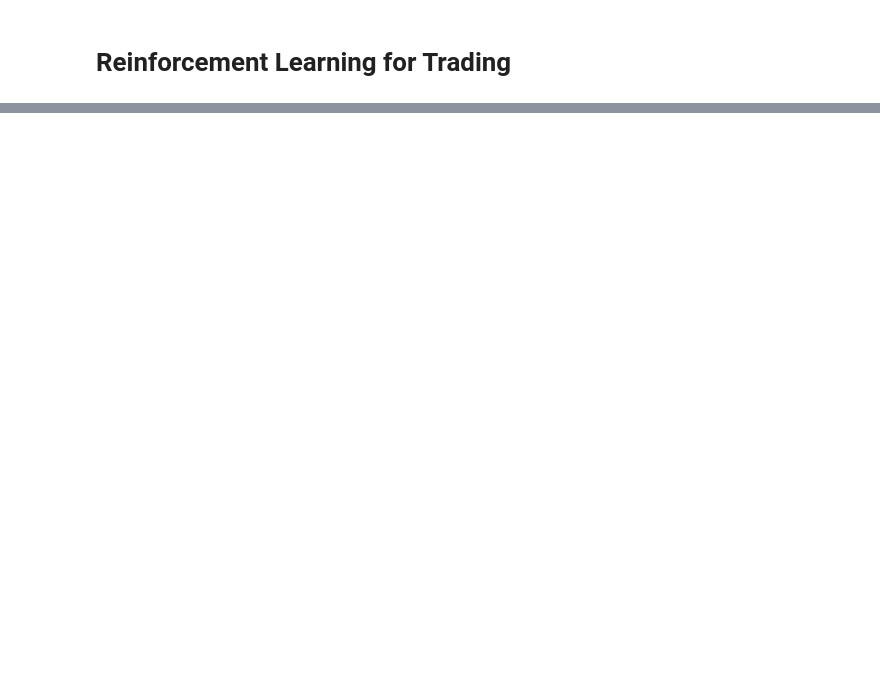
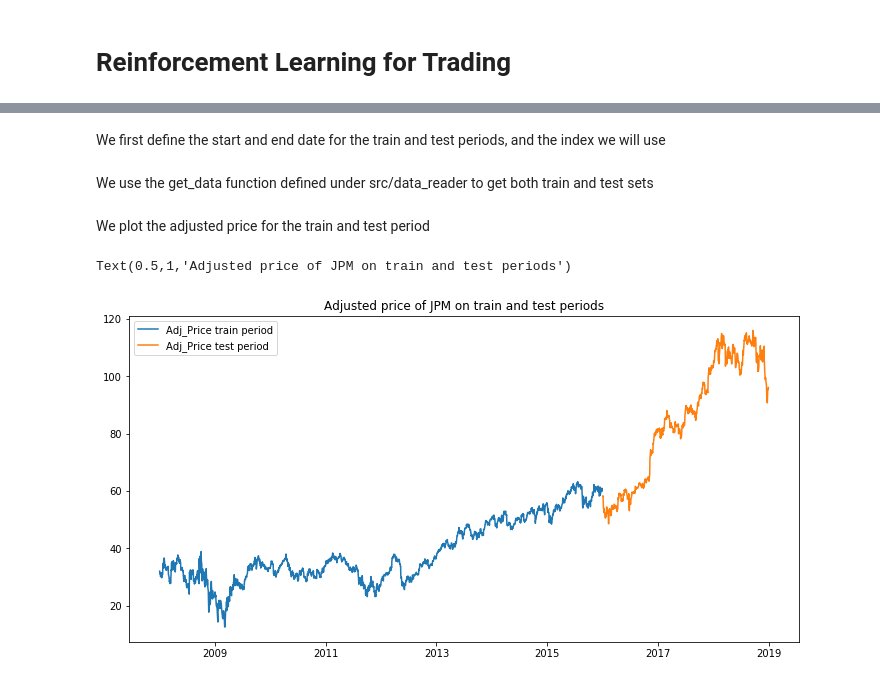
Before and after one commit to wassim9429/trading_strategy, a Jupyter notebook: trading_strategy.ipynb, the cells around one changed output, grey strips where cells are left out. Saved outputs shown, nothing was run; the diff lists cells and outputs as text; code cells hidden in the pictures; blank space fills up the shorter version.

```diff
--- a/trading_strategy.ipynb
+++ b/trading_strategy.ipynb
@@ -12,4 +55,6 @@ import technical_indicators as TI
 import strategies
 import function_helper as fh
 import matplotlib.pyplot as plt
+# %% [markdown]
+We first define the start and end date for the train and test periods, and the index we will use
 # %%
@@ -20,5 +65,18 @@ test_sd = '2017-01-01'
 test_ed = '2018-12-31'
 lookback = 25
+# %% [markdown]
+We use the get_data function defined under src/data_reader to get both train and test sets
 # %%
 train_data = data_reader.get_data(index = index, start_date=train_sd, end_date = train_ed )
 test_data = data_reader.get_data(index = index, start_date=test_sd, end_date = test_ed )
+# %% [markdown]
+We plot the adjusted price for the train and test period
+# %%
+plt.figure(figsize=(12,6))
+plt.plot(train_data["Adj Close"], label="Adj_Price train period")
+plt.plot(test_data["Adj Close"], label="Adj_Price test period")
+plt.legend()
+plt.title("Adjusted price of "+index+" on train and test periods")
+# %% [output]
+Text(0.5,1,'Adjusted price of JPM on train and test periods')
+[figure, added]
```
Also changed, not shown: parts of 15 cells of this notebook.
